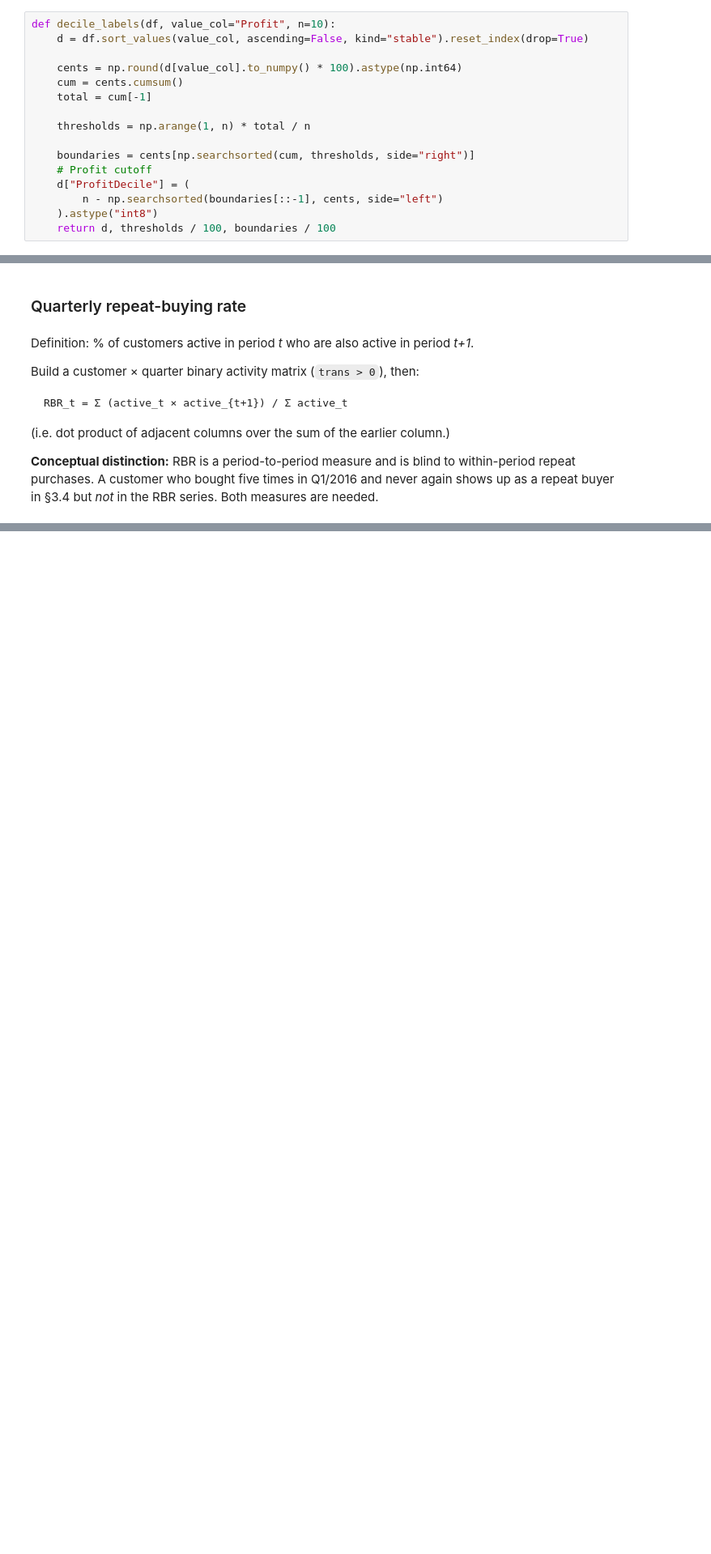
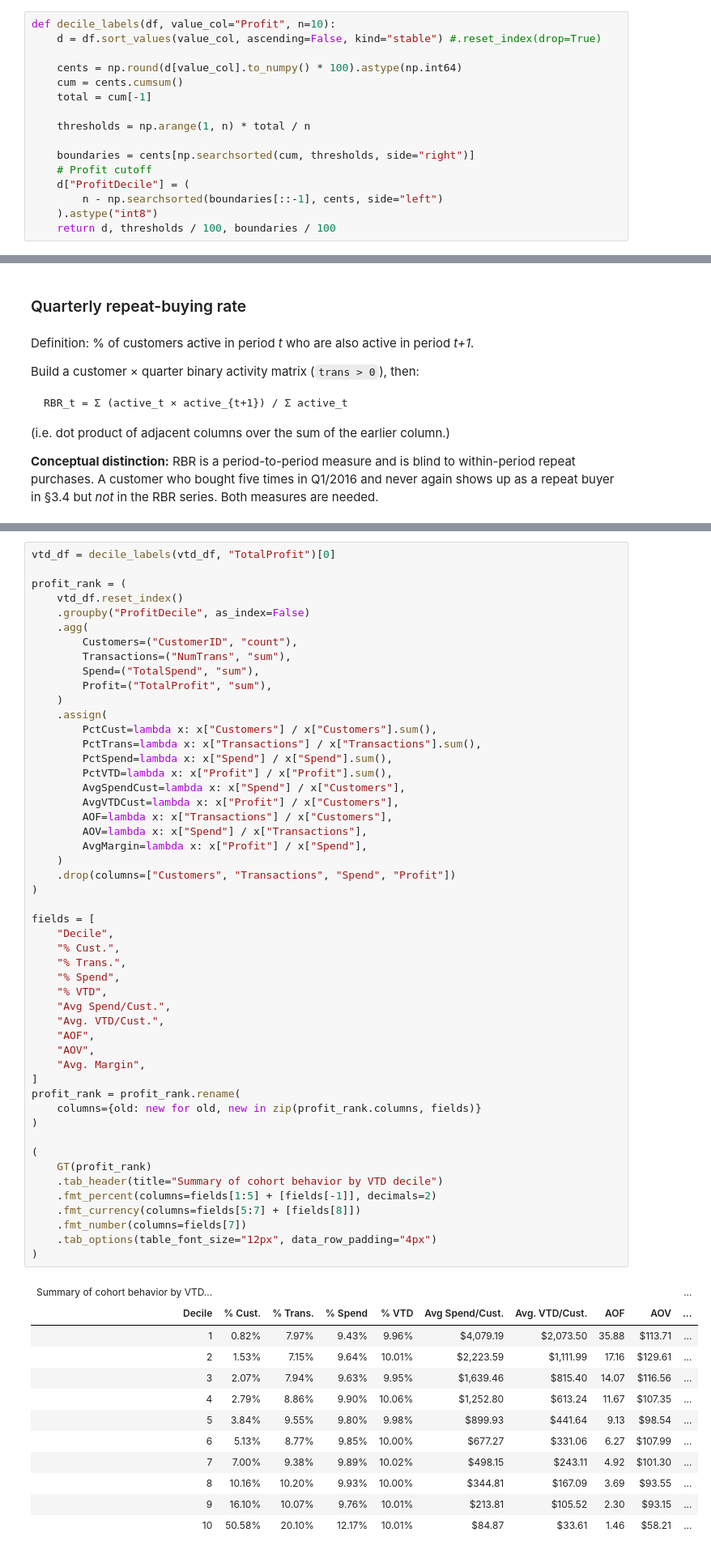
Before and after one commit to abdullahau/customer-analytics, a Jupyter notebook: notebooks/analyses/customer-base-audit.ipynb, the cells around one changed output, grey strips where cells are left out. Shown at 81% size. Cells and saved outputs as stored; diff of their text form; blank space fills up the shorter version.

```diff
--- a/notebooks/analyses/customer-base-audit.ipynb
+++ b/notebooks/analyses/customer-base-audit.ipynb
@@ -965,7 +965,7 @@ profit_rank = profit_rank.rename(
 5. Aggregate and apply the same decomposition table as above.
 # %%
 def decile_labels(df, value_col="Profit", n=10):
-    d = df.sort_values(value_col, ascending=False, kind="stable").reset_index(drop=True)
+    d = df.sort_values(value_col, ascending=False, kind="stable") #.reset_index(drop=True)
 
     cents = np.round(d[value_col].to_numpy() * 100).astype(np.int64)
     cum = cents.cumsum()
@@ -2392,0 +2471,63 @@ RBR_t = Σ (active_t × active_{t+1}) / Σ active_t
+# %%
+vtd_df = decile_labels(vtd_df, "TotalProfit")[0]
+
+profit_rank = (
+    vtd_df.reset_index()
+    .groupby("ProfitDecile", as_index=False)
+    .agg(
+        Customers=("CustomerID", "count"),
+        Transactions=("NumTrans", "sum"),
+        Spend=("TotalSpend", "sum"),
+        Profit=("TotalProfit", "sum"),
+    )
+    .assign(
+        PctCust=lambda x: x["Customers"] / x["Customers"].sum(),
+        PctTrans=lambda x: x["Transactions"] / x["Transactions"].sum(),
+        PctSpend=lambda x: x["Spend"] / x["Spend"].sum(),
+        PctVTD=lambda x: x["Profit"] / x["Profit"].sum(),
+        AvgSpendCust=lambda x: x["Spend"] / x["Customers"],
+        AvgVTDCust=lambda x: x["Profit"] / x["Customers"],
+        AOF=lambda x: x["Transactions"] / x["Customers"],
+        AOV=lambda x: x["Spend"] / x["Transactions"],
+        AvgMargin=lambda x: x["Profit"] / x["Spend"],
+    )
+    .drop(columns=["Customers", "Transactions", "Spend", "Profit"])
+)
+
+fields = [
+    "Decile",
+    "% Cust.",
+    "% Trans.",
+    "% Spend",
+    "% VTD",
+    "Avg Spend/Cust.",
+    "Avg. VTD/Cust.",
+    "AOF",
+    "AOV",
+    "Avg. Margin",
+]
+profit_rank = profit_rank.rename(
+    columns={old: new for old, new in zip(profit_rank.columns, fields)}
+)
+
+(
+    GT(profit_rank)
+    .tab_header(title="Summary of cohort behavior by VTD decile")
+    .fmt_percent(columns=fields[1:5] + [fields[-1]], decimals=2)
+    .fmt_currency(columns=fields[5:7] + [fields[8]])
+    .fmt_number(columns=fields[7])
+    .tab_options(table_font_size="12px", data_row_padding="4px")
+)
+# %% [output]
+| Summary of cohort behavior by VTD... |  |  |  |  |  |  |  |  | ... |
+| Decile | % Cust. | % Trans. | % Spend | % VTD | Avg Spend/Cust. | Avg. VTD/Cust. | AOF | AOV | ... |
+| 1 | 0.82% | 7.97% | 9.43% | 9.96% | $4,079.19 | $2,073.50 | 35.88 | $113.71 | ... |
+| 2 | 1.53% | 7.15% | 9.64% | 10.01% | $2,223.59 | $1,111.99 | 17.16 | $129.61 | ... |
+| 3 | 2.07% | 7.94% | 9.63% | 9.95% | $1,639.46 | $815.40 | 14.07 | $116.56 | ... |
+| 4 | 2.79% | 8.86% | 9.90% | 10.06% | $1,252.80 | $613.24 | 11.67 | $107.35 | ... |
+| 5 | 3.84% | 9.55% | 9.80% | 9.98% | $899.93 | $441.64 | 9.13 | $98.54 | ... |
+| 6 | 5.13% | 8.77% | 9.85% | 10.00% | $677.27 | $331.06 | 6.27 | $107.99 | ... |
+| 7 | 7.00% | 9.38% | 9.89% | 10.02% | $498.15 | $243.11 | 4.92 | $101.30 | ... |
+| 8 | 10.16% | 10.20% | 9.93% | 10.00% | $344.81 | $167.09 | 3.69 | $93.55 | ... |
+| 9 | 16.10% | 10.07% | 9.76% | 10.01% | $213.81 | $105.52 | 2.30 | $93.15 | ... |
+| 10 | 50.58% | 20.10% | 12.17% | 10.01% | $84.87 | $33.61 | 1.46 | $58.21 | ... |
```
Also changed, not shown: parts of 9 cells of this notebook.
